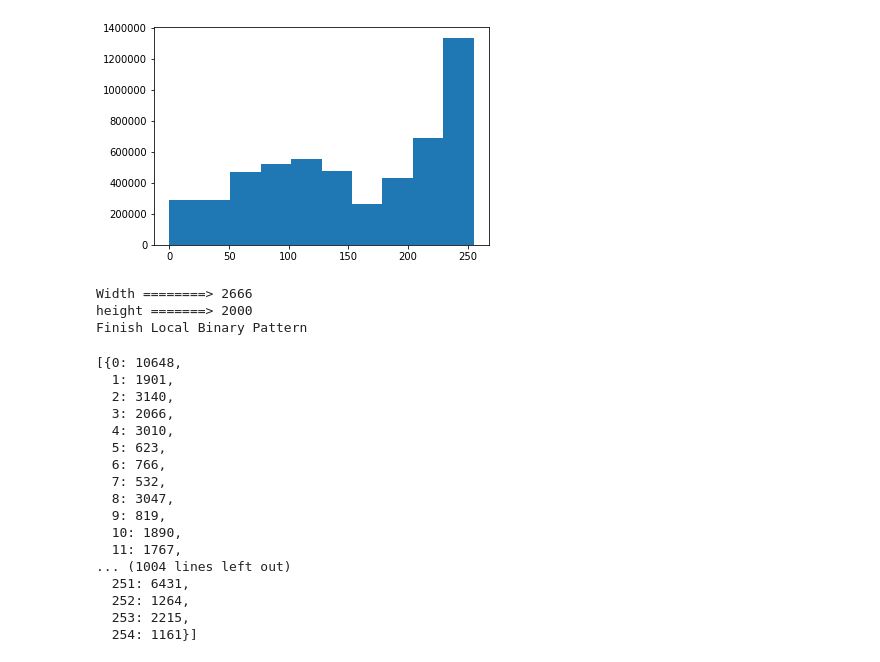
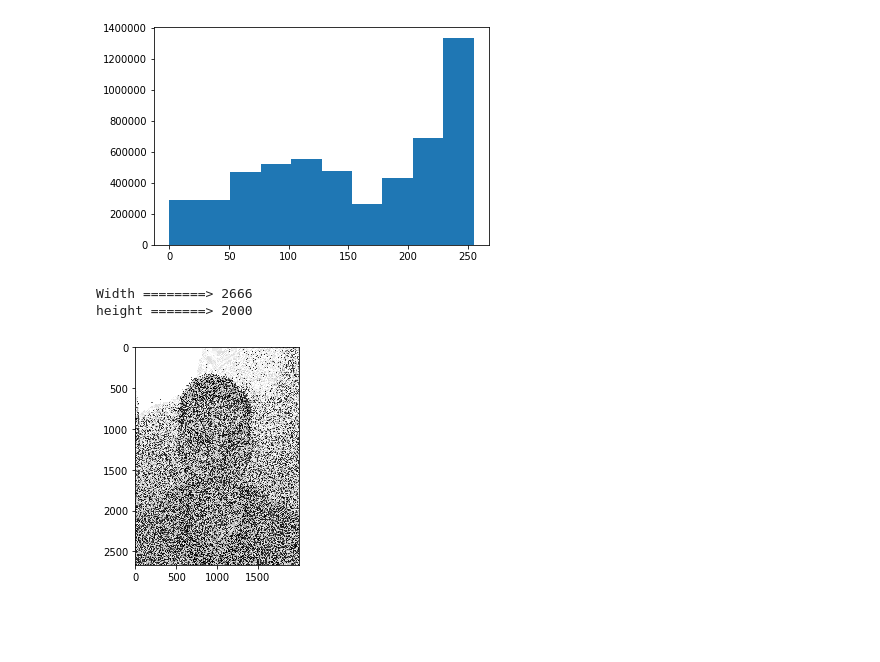
Before and after one commit to NicolasB2/Facial_Recognition, a Jupyter notebook: LocalBinaryPattern.ipynb, the cells around one changed output. Cells and saved outputs as stored; diff of their text form; code cells hidden in the pictures; blank space fills up the shorter version.

```diff
--- a/LocalBinaryPattern.ipynb
+++ b/LocalBinaryPattern.ipynb
@@ -17,10 +17,7 @@ plt.imshow(face)
 <matplotlib.image.AxesImage at 0x...>
 [figure]
 # %%
-gray = cv2.cvtColor(face, cv2.COLOR_RGBA2GRAY)
+gray = cv2.cvtColor(face, cv2.COLOR_RGB2GRAY)
 imgplot = plt.imshow(gray, cmap='gray')
 # %% [output]
 [figure]
-# %%
-lbp_img = gray
-lbp_img
@@ -79,29 +68,36 @@ def middlepointValue(x, y, radius, numNeighbours):
     return sum
 # %%
 def lbp(radius,numNeighbours,img):
+
+    lbp_img = img
 
     width = len(img)
     height = len(img[0])
 
+    for x in range(radius,(width-radius)):
+        for y in range(radius,(height-radius)):
 
-    print("Width ========> %a"%(width))
-    print("height =======> %a"%(height))
+            if(x<width-radius and y<height-radius):
+                value = middlepointValue(x, y, radius, numNeighbours);
 
-    for x in range(radius,width-radius):
-        for y in range(radius,height-radius):
-            value = middlepointValue(x, y, radius, numNeighbours);
+                if (value > 255):
+                    value = value / 256;
 
-            if (value > 255):
-                value = value / 256;
+                lbp_img[x][y] = value
 
-            lbp_img[x][y]=value
-
-    print ("Finish Local Binary Pattern")
+    return lbp_img
-# %%
-lbp(2,8,gray)
-imgplot = plt.imshow(lbp_img, cmap='gray')
-# %% [output]
-Width ========> 2666
-height =======> 2000
-Finish Local Binary Pattern
+# %%
+lbp_result = lbp(2,8,gray)
+
+width = len(lbp_result)
+height = len(lbp_result[0])
+
+print("Width ========> %a"%(width))
+print("height =======> %a"%(height))
+
+imgplot = plt.imshow(lbp_result, cmap='gray')
+# %% [output]
+Width ========> 2666
+height =======> 2000
+[figure, added]
 # %%
@@ -143,24 +139,3 @@ def SplitImage():
                     listHistograms[3][lbp_img[x][y]] += 1
 
     return listHistograms;
-# %%
-data = SplitImage()
-data
-# %% [output]
-[{0: 10648,
-  1: 1901,
-  2: 3140,
-  3: 2066,
-  4: 3010,
-  5: 623,
-  6: 766,
-  7: 532,
-  8: 3047,
-  9: 819,
-  10: 1890,
-  11: 1767,
-... (1004 lines left out)
-  251: 6431,
-  252: 1264,
-  253: 2215,
-  254: 1161}]
```
Also changed, not shown: parts of 6 cells of this notebook, 1 other file.
